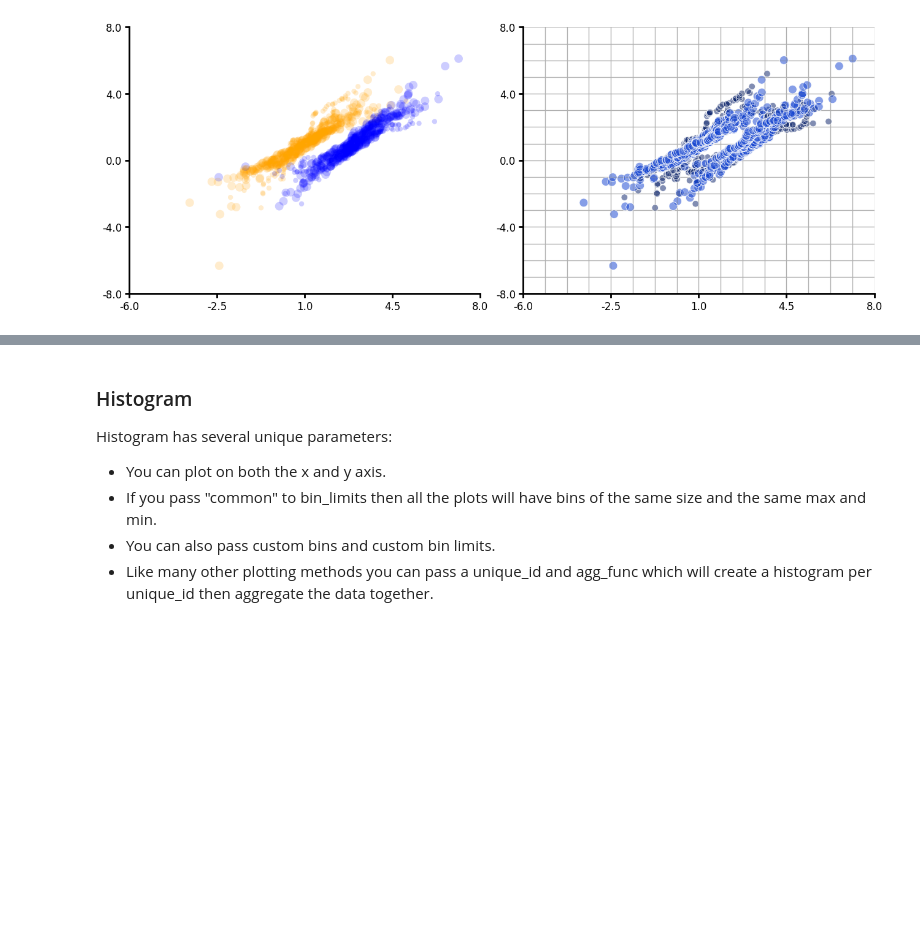
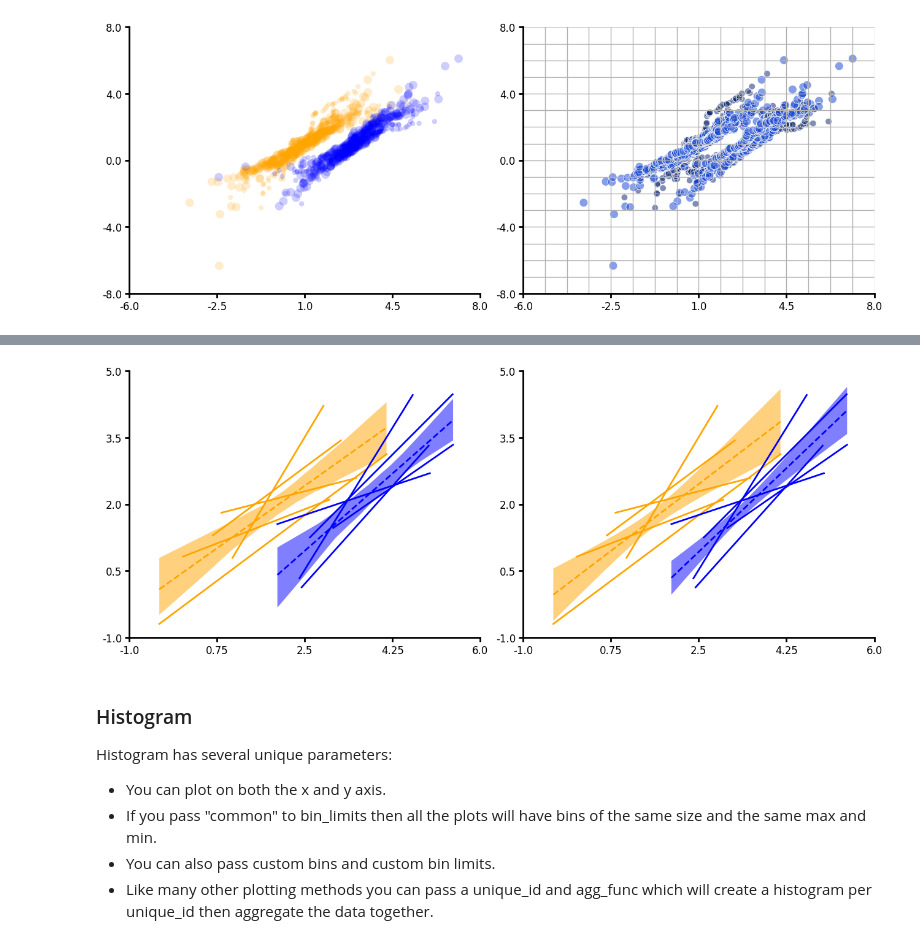
Before and after one commit to LarsHenrikNelson/lithos, a Jupyter notebook: README.ipynb, the cells around one changed output, grey strips where cells are left out. Cells and saved outputs as stored; diff of their text form; code cells hidden in the pictures; blank space fills up the shorter version.

```diff
--- a/README.ipynb
+++ b/README.ipynb
@@ -635,3 +675,53 @@ plot = (
+# %%
+df = create_synthetic_data(
+    n_groups=2, n_subgroups=2, n_unique_ids=5, n_points=5, scale=2.0
+)
+df1 = create_synthetic_data(
+    n_groups=2, n_subgroups=2, n_unique_ids=5, n_points=5, seed=30, scale=2.0
+)
+df["y1"] = df1["y"]
+fig, ax = plt.subplots(ncols=2, layout="constrained", figsize=(6.4 * 2, 4.8 * 1))
+plot = (
+    LinePlot(data=df)
+    .grouping(group="grouping_1")
+    .fit(
+        linecolor={0: "orange", 1: "blue"},
+        linestyle="--",
+        fill_between=True,
+        err_func='std',
+        ci_func="bootstrap_ci"
+    )
+    .fit(
+        unique_id="unique_grouping",
+        linecolor={0: "orange", 1: "blue"},
+        fill_between=True,
+        agg_func=None,
+    )
+    .plot_data(x="y", y="y1")
+    .figure(ncols=2)
+    .plot(figure=fig, axes=ax[0])
+)
+plot = (
+    LinePlot(data=df)
+    .grouping(group="grouping_1")
+    .fit(
+        unique_id="unique_grouping",
+        linecolor={0: "orange", 1: "blue"},
+        fill_between=True,
+        linestyle="--",
+    )
+    .fit(
+        unique_id="unique_grouping",
+        linecolor={0: "orange", 1: "blue"},
+        fill_between=True,
+        agg_func=None,
+    )
+    .plot_data(x="y", y="y1")
+    .figure(ncols=2)
+    .plot(figure=fig, axes=ax[1])
+)
+# %% [output]
+[figure, added]
 # %% [markdown]
 ### Histogram
 Histogram has several unique parameters:
```
Also changed, not shown: parts of 9 cells of this notebook, 15 other files.
